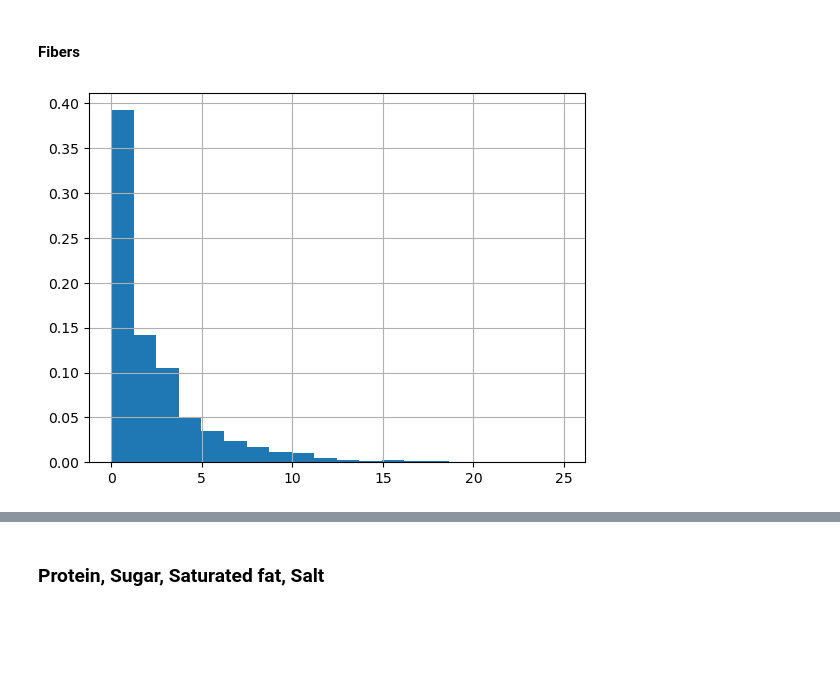
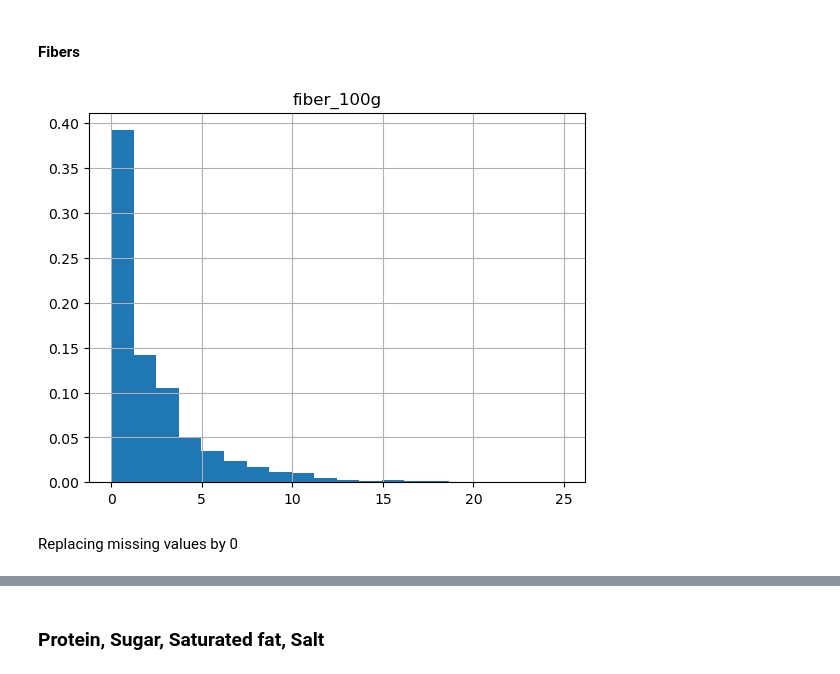
Before and after one commit to obey75/OC_machine_learning, a Jupyter notebook: P2/data_cleaning.ipynb, the cells around one changed output, grey strips where cells are left out. Saved outputs shown, nothing was run; the diff lists cells and outputs as text; code cells hidden in the pictures; blank space fills up the shorter version.

```diff
--- a/P2/data_cleaning.ipynb
+++ b/P2/data_cleaning.ipynb
@@ -232,3 +195,5 @@ Number of duplicates deleted: 2217
+# %%
+df_relevant["energy_100g"] = df_relevant["energy_100g"]/4.184
 # %% [markdown]
 ### Missing values
 # %%
@@ -314,5 +299,12 @@ len(df_final[(df_final['ingredients_from_palm_oil_n'].isnull()) & (df_final['add
 # %%
-df_final['ingredients_from_palm_oil_n']=df_final[(df_final['ingredients_from_palm_oil_n'] == 0) & (df_final['additives'].str.contains('palm'))]['ingredients_from_palm_oil_n'].replace(0,1)
+# replace 2 by 1
+df_final['ingredients_from_palm_oil_n']=df_final['ingredients_from_palm_oil_n'].replace(2,1)
+
+# replace 0 by 1 if 'palm' in df_final['additives'] or 'palm' in df_final['ingredients_text']
+mask = (df_final['ingredients_from_palm_oil_n'] == 0) & (df_final['additives'].str.contains('palm') | df_final['ingredients_text'].str.contains('palm'))
+df_final['ingredients_from_palm_oil_n']=df_final.loc[mask,'ingredients_from_palm_oil_n'].replace(0,1)
+
+# replace missing values with 0
 df_final['ingredients_from_palm_oil_n'].fillna(0, inplace=True)
 # %% [output]
 The behavior will change in pandas 3.0. This inplace method will never work because the intermediate object on which we are setting values always behaves as a copy.
@@ -377,8 +353,11 @@ for variable in ['energy_100g', 'fat_100g', 'saturated-fat_100g', 'carbohydrates
 #### Fibers
 # %%
 df_final[df_final['fiber_100g']<25]['fiber_100g'].hist(density=True, bins=20)
+plt.title('fiber_100g')
 plt.show()
 # %% [output]
-[figure, old version]
+[figure, new version]
+# %% [markdown]
+Replacing missing values by 0
 # %%
 df_final.fillna({'fiber_100g': 0}, inplace=True)
```
Also changed, not shown: parts of 36 cells of this notebook, 1 other file.
